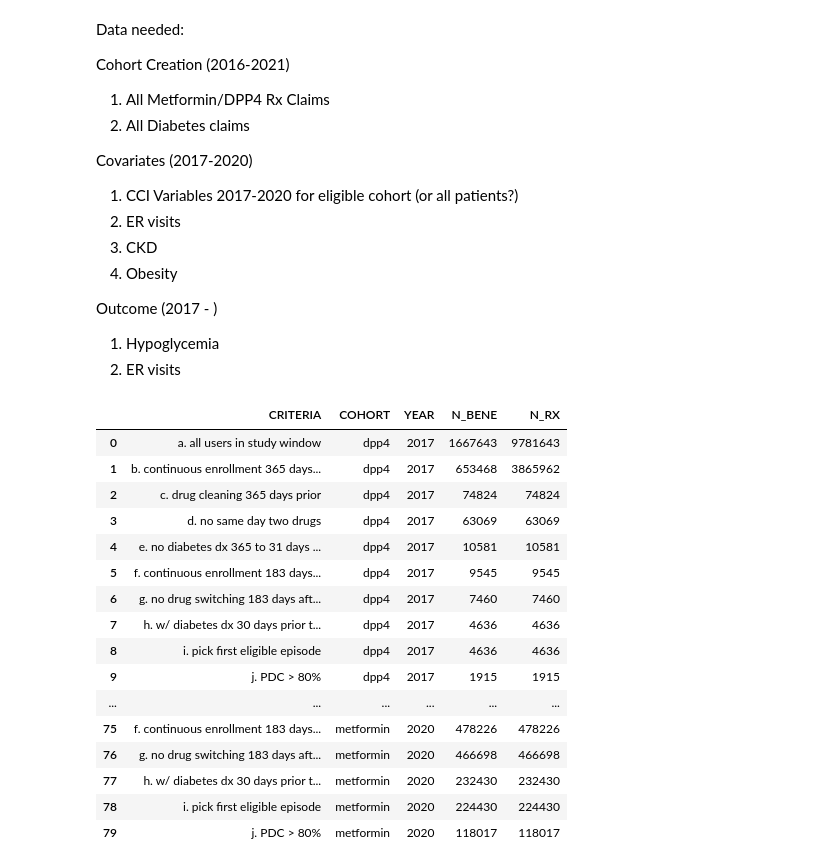
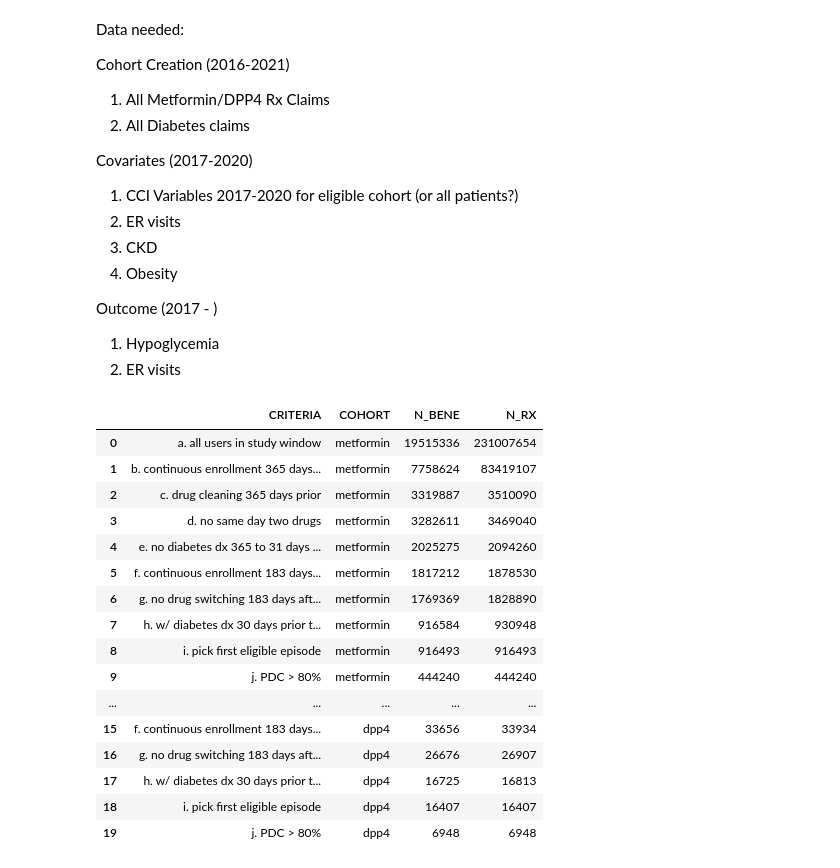
Before and after one commit to yuqinkomodo/komodo_research, a Jupyter notebook: projects/Metformin_DPP4_V3/Metformin_DPP4.ipynb, the cells around one changed output. Saved outputs shown, nothing was run; the diff lists cells and outputs as text; code cells hidden in the pictures.

Commit message:
clean up pipeline

```diff
--- a/projects/Metformin_DPP4_V3/Metformin_DPP4.ipynb
+++ b/projects/Metformin_DPP4_V3/Metformin_DPP4.ipynb
@@ -84,4 +87,29 @@ Covariates (2017-2020)
 Outcome (2017 - )
 1. Hypoglycemia
 2. ER visits
+# %%
+def send_query(connection = None, sql = "", execute = False, verbose = True):
+    if not execute or verbose:
+        print(sqlparse.format(sql, reindent = True))
+
+    if execute and connection is not None:
+        connection.cursor().execute(sql)
+    return
+
+def load_data(connection = None, table = "", limit = None):
+#     sql = """
+#     select * from METDPP4_V3_COHORT_FUNNEL_183_BY_YEAR
+#     ORDER BY cohort, year, criteria
+#     """
+    sql = f"""
+        select * from {table}
+    """
+    if limit is not None:
+        sql += f"""
+            limit {limit}
+        """
+    sql += ";"
+    #pd.set_option('display.max_rows', 100)
+    df = pd.read_sql(sql, connection)
+    return df
 # %%
@@ -900,25 +843,0 @@ get_outcome(connection = ctx, execute = True, verbose = False)
-# %%
-sql = """
-select * from METDPP4_V3_COHORT_FUNNEL_183_BY_YEAR
-ORDER BY cohort, year, criteria
-"""
-pd.set_option('display.max_rows', 100)
-pd.read_sql(sql, ctx)
-# %% [output]
-|  | CRITERIA | COHORT | YEAR | N_BENE | N_RX |
-| 0 | a. all users in study window | dpp4 | 2017 | 1667643 | 9781643 |
-| 1 | b. continuous enrollment 365 days... | dpp4 | 2017 | 653468 | 3865962 |
-| 2 | c. drug cleaning 365 days prior | dpp4 | 2017 | 74824 | 74824 |
-| 3 | d. no same day two drugs | dpp4 | 2017 | 63069 | 63069 |
-| 4 | e. no diabetes dx 365 to 31 days ... | dpp4 | 2017 | 10581 | 10581 |
-| 5 | f. continuous enrollment 183 days... | dpp4 | 2017 | 9545 | 9545 |
-| 6 | g. no drug switching 183 days aft... | dpp4 | 2017 | 7460 | 7460 |
-| 7 | h. w/ diabetes dx 30 days prior t... | dpp4 | 2017 | 4636 | 4636 |
-| 8 | i. pick first eligible episode | dpp4 | 2017 | 4636 | 4636 |
-| 9 | j. PDC > 80% | dpp4 | 2017 | 1915 | 1915 |
-| ... | ... | ... | ... | ... | ... |
-| 75 | f. continuous enrollment 183 days... | metformin | 2020 | 478226 | 478226 |
-| 76 | g. no drug switching 183 days aft... | metformin | 2020 | 466698 | 466698 |
-| 77 | h. w/ diabetes dx 30 days prior t... | metformin | 2020 | 232430 | 232430 |
-| 78 | i. pick first eligible episode | metformin | 2020 | 224430 | 224430 |
-| 79 | j. PDC > 80% | metformin | 2020 | 118017 | 118017 |
@@ -924,0 +990,23 @@ pd.read_sql(sql, ctx)
+# %%
+# cohort size: 916493/16407 w/o pdc > 0.8
+# cohort size: 444240/6948 w/ pdc > 0.8
+
+load_data(ctx, "METDPP4_V3_COHORT_FUNNEL_183")
+# %% [output]
+|  | CRITERIA | COHORT | N_BENE | N_RX |
+| 0 | a. all users in study window | metformin | 19515336 | 231007654 |
+| 1 | b. continuous enrollment 365 days... | metformin | 7758624 | 83419107 |
+| 2 | c. drug cleaning 365 days prior | metformin | 3319887 | 3510090 |
+| 3 | d. no same day two drugs | metformin | 3282611 | 3469040 |
+| 4 | e. no diabetes dx 365 to 31 days ... | metformin | 2025275 | 2094260 |
+| 5 | f. continuous enrollment 183 days... | metformin | 1817212 | 1878530 |
+| 6 | g. no drug switching 183 days aft... | metformin | 1769369 | 1828890 |
+| 7 | h. w/ diabetes dx 30 days prior t... | metformin | 916584 | 930948 |
+| 8 | i. pick first eligible episode | metformin | 916493 | 916493 |
+| 9 | j. PDC > 80% | metformin | 444240 | 444240 |
+| ... | ... | ... | ... | ... |
+| 15 | f. continuous enrollment 183 days... | dpp4 | 33656 | 33934 |
+| 16 | g. no drug switching 183 days aft... | dpp4 | 26676 | 26907 |
+| 17 | h. w/ diabetes dx 30 days prior t... | dpp4 | 16725 | 16813 |
+| 18 | i. pick first eligible episode | dpp4 | 16407 | 16407 |
+| 19 | j. PDC > 80% | dpp4 | 6948 | 6948 |
```
Also changed, not shown: parts of 20 cells of this notebook, 1 other file.
